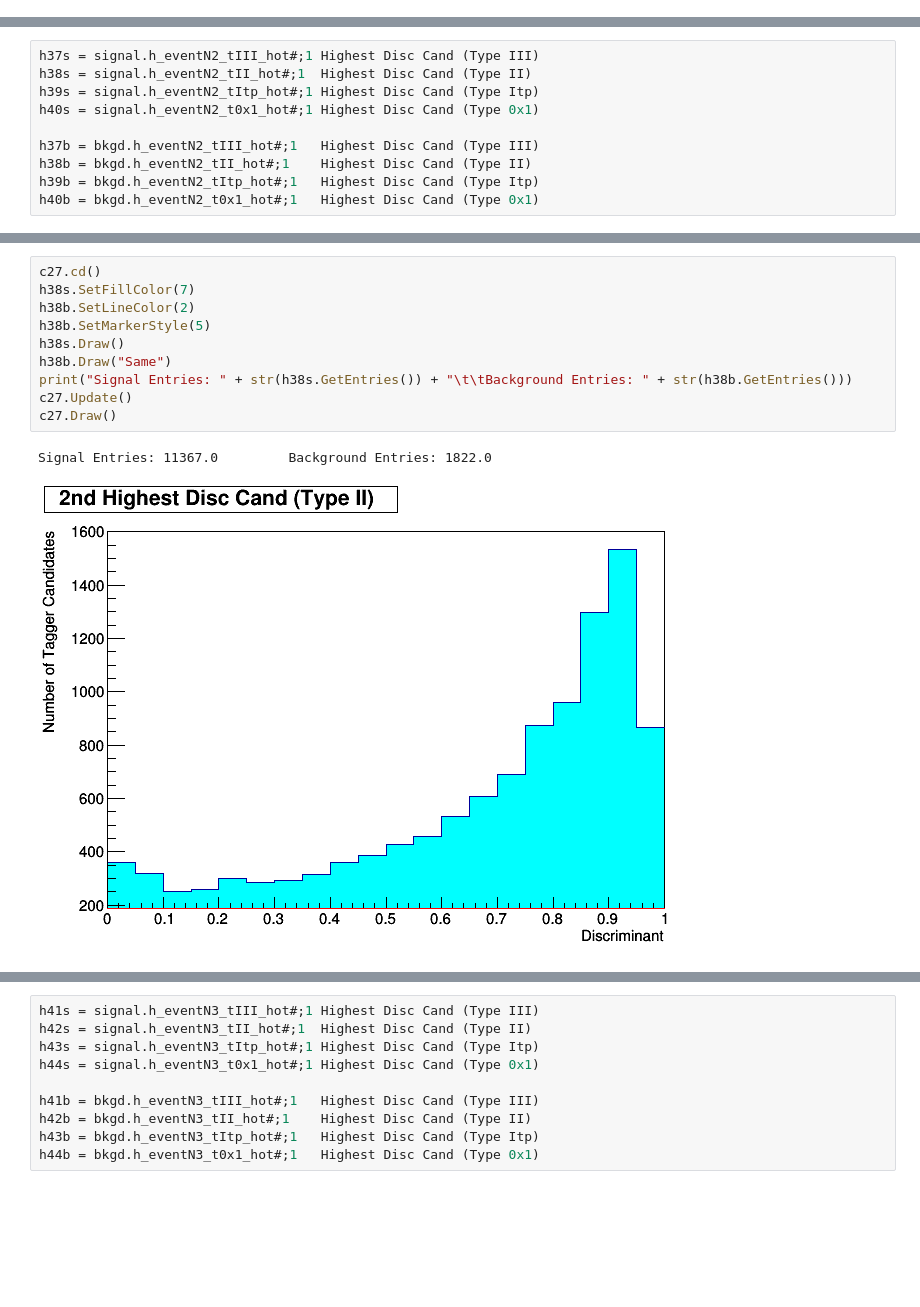
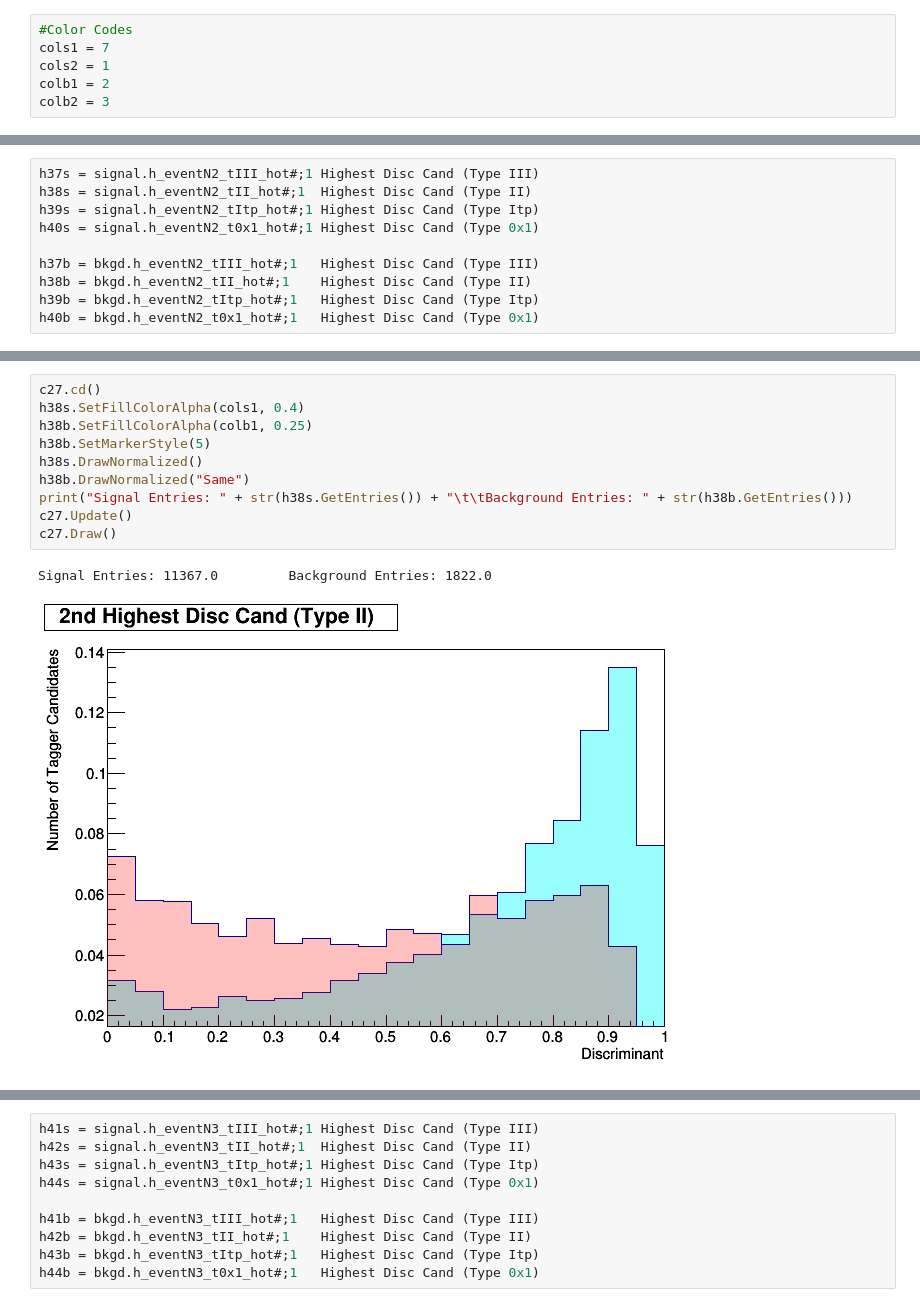
Before and after one commit to NJManganelli/TaggerTest, a Jupyter notebook: ntupler/plugins/.PlotsV2.ipynb, the cells around one changed output, grey strips where cells are left out. Saved outputs shown, nothing was run; the diff lists cells and outputs as text; blank space fills up the shorter version.

```diff
--- a/ntupler/plugins/.PlotsV2.ipynb
+++ b/ntupler/plugins/.PlotsV2.ipynb
@@ -3,6 +3,12 @@ import ROOT
 ROOT.gStyle.SetOptStat(0)
 # %% [output]
 Welcome to JupyROOT 6.10/05
+# %%
+#Color Codes
+cols1 = 7
+cols2 = 1
+colb1 = 2
+colb2 = 3
 # %%
 #signal split into two trees, 42k and 35k respectively. This processed file specifically only has the 42k
 #signal from 350k events, so 42k portion from ~188k events, effectively
@@ -501,15 +548,15 @@ Signal Entries: 3277.0          Background Entries: 460.0
 # %%
 c27.cd()
-h38s.SetFillColor(7)
-h38b.SetLineColor(2)
+h38s.SetFillColorAlpha(cols1, 0.4)
+h38b.SetFillColorAlpha(colb1, 0.25)
 h38b.SetMarkerStyle(5)
-h38s.Draw()
-h38b.Draw("Same")
+h38s.DrawNormalized()
+h38b.DrawNormalized("Same")
 print("Signal Entries: " + str(h38s.GetEntries()) + "\t\tBackground Entries: " + str(h38b.GetEntries()))
 c27.Update()
 c27.Draw()
 # %% [output]
 Signal Entries: 11367.0         Background Entries: 1822.0
-[figure, old version]
+[figure, new version]
 # %%
 c28.cd()
```
Also changed, not shown: parts of 40 cells of this notebook, 5 other files.
